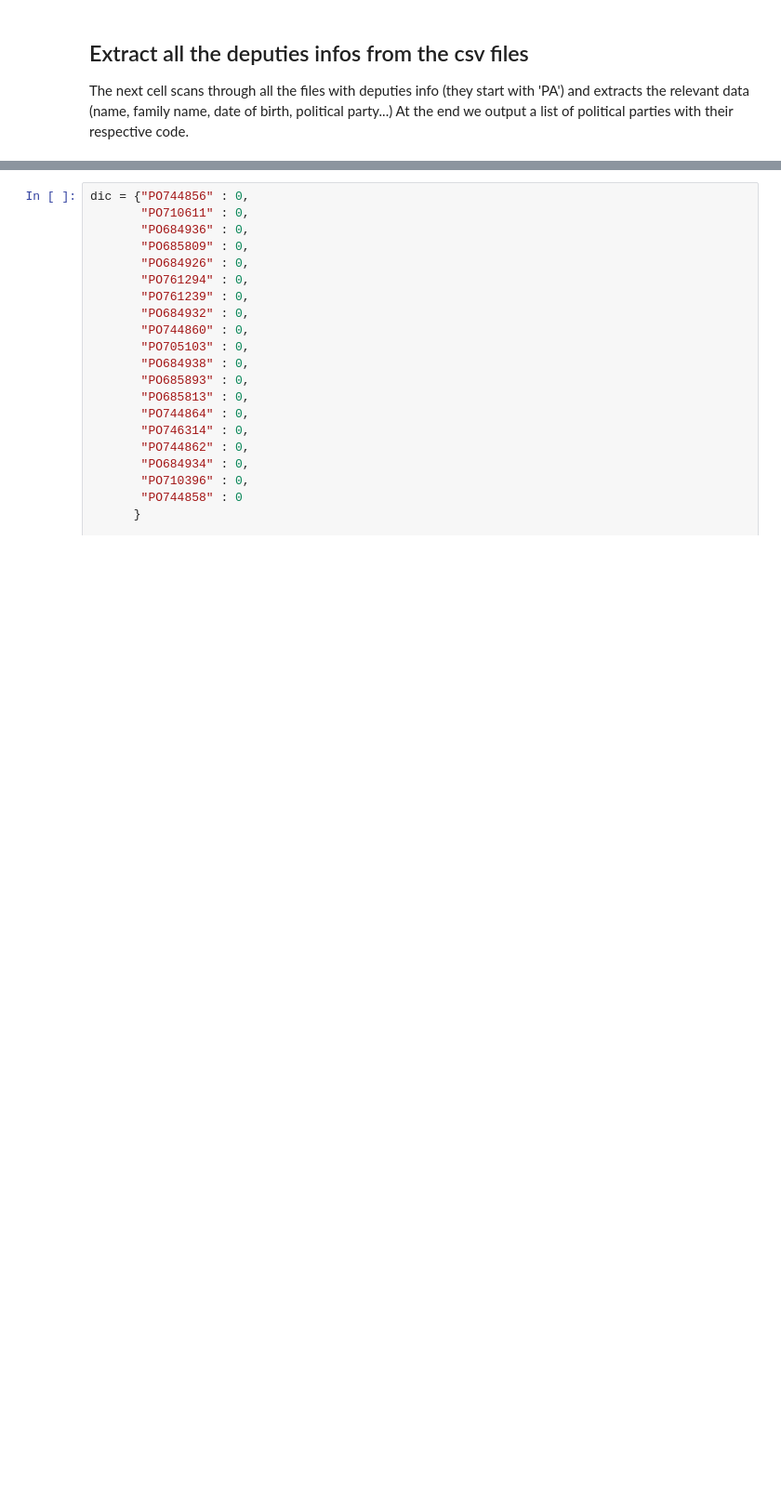
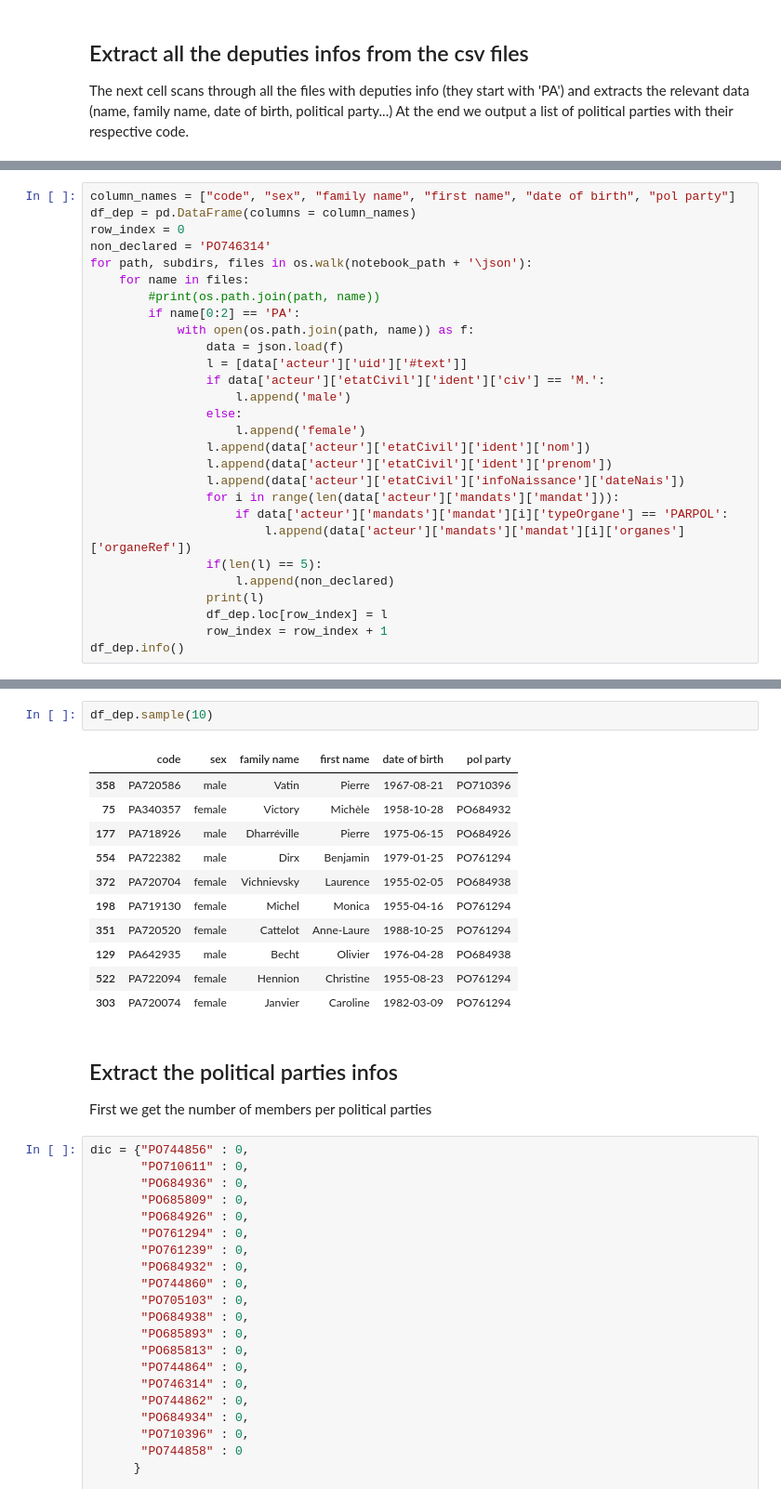
Before and after one commit to max-lutz/national-assembly, a Jupyter notebook: Data exploratory phase.ipynb, the cells around one changed output, grey strips where cells are left out. Shown at 93% size. Drawn from its saved outputs; the diff is of its cells as text; blank space fills up the shorter version.

```diff
--- a/Data exploratory phase.ipynb
+++ b/Data exploratory phase.ipynb
@@ -58,0 +61,28 @@ Political parties :  {'PO744856', 'PO710611', 'PO684936', 'PO685809', 'PO684926'
+# %%
+column_names = ["code", "sex", "family name", "first name", "date of birth", "pol party"]
+df_dep = pd.DataFrame(columns = column_names)
+row_index = 0
+non_declared = 'PO746314'
+for path, subdirs, files in os.walk(notebook_path + '\json'):
+    for name in files:
+        #print(os.path.join(path, name))
+        if name[0:2] == 'PA':
+            with open(os.path.join(path, name)) as f:
+                data = json.load(f)
+                l = [data['acteur']['uid']['#text']]
+                if data['acteur']['etatCivil']['ident']['civ'] == 'M.':
+                    l.append('male')
+                else:
+                    l.append('female')
+                l.append(data['acteur']['etatCivil']['ident']['nom'])
+                l.append(data['acteur']['etatCivil']['ident']['prenom'])
+                l.append(data['acteur']['etatCivil']['infoNaissance']['dateNais'])
+                for i in range(len(data['acteur']['mandats']['mandat'])):
+                    if data['acteur']['mandats']['mandat'][i]['typeOrgane'] == 'PARPOL':
+                        l.append(data['acteur']['mandats']['mandat'][i]['organes']['organeRef'])
+                if(len(l) == 5):
+                    l.append(non_declared)
+                print(l)
+                df_dep.loc[row_index] = l
+                row_index = row_index + 1
+df_dep.info()
@@ -59,3 +107,20 @@ Political parties :  {'PO744856', 'PO710611', 'PO684936', 'PO685809', 'PO684926'
+# %%
+df_dep.sample(10)
+# %% [output]
+|  | code | sex | family name | first name | date of birth | pol party |
+| 358 | PA720586 | male | Vatin | Pierre | 1967-08-21 | PO710396 |
+| 75 | PA340357 | female | Victory | Michèle | 1958-10-28 | PO684932 |
+| 177 | PA718926 | male | Dharréville | Pierre | 1975-06-15 | PO684926 |
+| 554 | PA722382 | male | Dirx | Benjamin | 1979-01-25 | PO761294 |
+| 372 | PA720704 | female | Vichnievsky | Laurence | 1955-02-05 | PO684938 |
+| 198 | PA719130 | female | Michel | Monica | 1955-04-16 | PO761294 |
+| 351 | PA720520 | female | Cattelot | Anne-Laure | 1988-10-25 | PO761294 |
+| 129 | PA642935 | male | Becht | Olivier | 1976-04-28 | PO684938 |
+| 522 | PA722094 | female | Hennion | Christine | 1955-08-23 | PO761294 |
+| 303 | PA720074 | female | Janvier | Caroline | 1982-03-09 | PO761294 |
+# %% [markdown]
+## Extract the political parties infos
+First we get the number of members per political parties
 # %%
 dic = {"PO744856" : 0,
        "PO710611" : 0,
```
Also changed, not shown: parts of 17 cells of this notebook.
